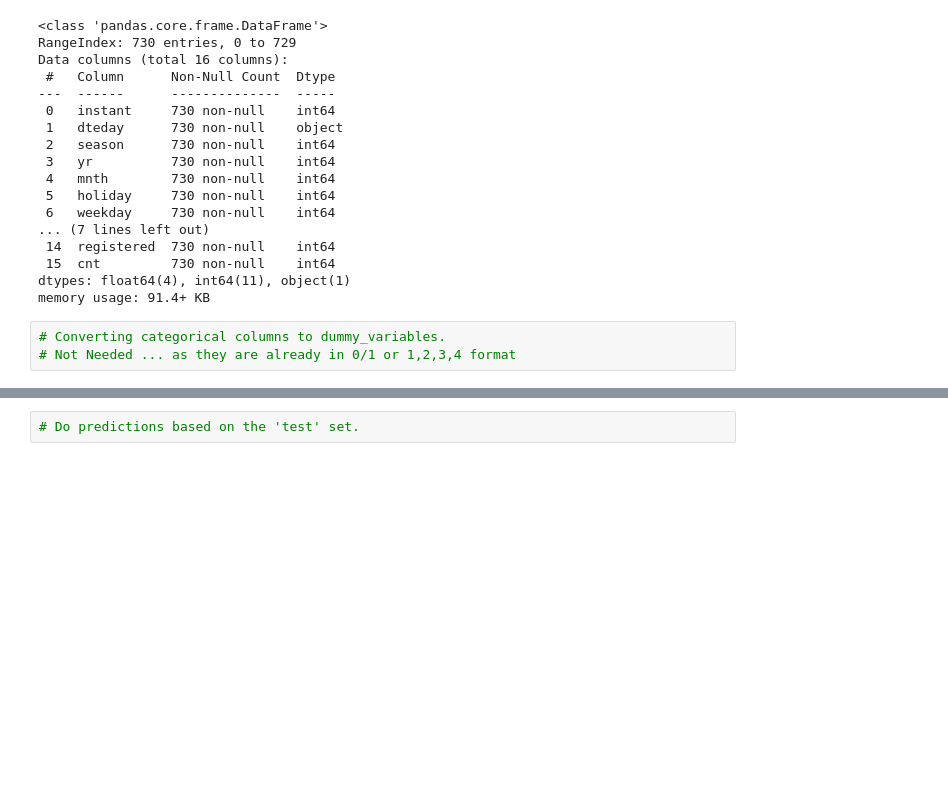
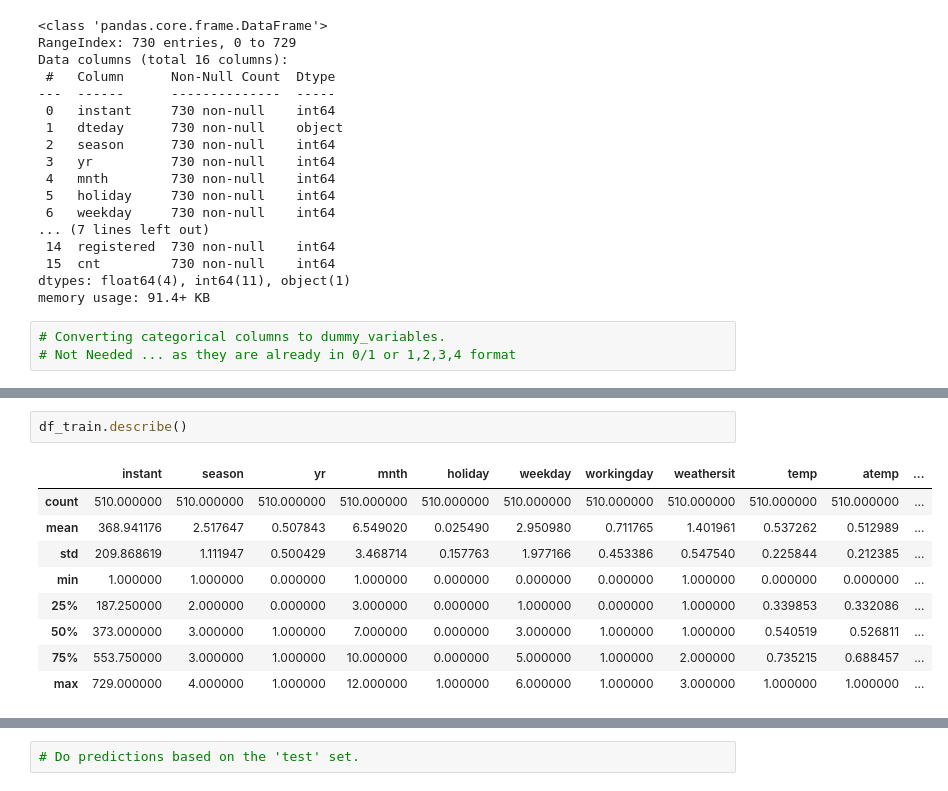
Before and after one commit to Monica05-aadi/Bike_LinearRegression, a Jupyter notebook: Bike Assignment.ipynb, the cells around one changed output, grey strips where cells are left out. Saved outputs shown, nothing was run; the diff lists cells and outputs as text; blank space fills up the shorter version.

```diff
--- a/Bike Assignment.ipynb
+++ b/Bike Assignment.ipynb
@@ -116,0 +140,12 @@ memory usage: 91.4+ KB
+# %%
+df_train.describe()
+# %% [output]
+|  | instant | season | yr | mnth | holiday | weekday | workingday | weathersit | temp | atemp | ... |
+| count | 510.000000 | 510.000000 | 510.000000 | 510.000000 | 510.000000 | 510.000000 | 510.000000 | 510.000000 | 510.000000 | 510.000000 | ... |
+| mean | 368.941176 | 2.517647 | 0.507843 | 6.549020 | 0.025490 | 2.950980 | 0.711765 | 1.401961 | 0.537262 | 0.512989 | ... |
+| std | 209.868619 | 1.111947 | 0.500429 | 3.468714 | 0.157763 | 1.977166 | 0.453386 | 0.547540 | 0.225844 | 0.212385 | ... |
+| min | 1.000000 | 1.000000 | 0.000000 | 1.000000 | 0.000000 | 0.000000 | 0.000000 | 1.000000 | 0.000000 | 0.000000 | ... |
+| 25% | 187.250000 | 2.000000 | 0.000000 | 3.000000 | 0.000000 | 1.000000 | 0.000000 | 1.000000 | 0.339853 | 0.332086 | ... |
+| 50% | 373.000000 | 3.000000 | 1.000000 | 7.000000 | 0.000000 | 3.000000 | 1.000000 | 1.000000 | 0.540519 | 0.526811 | ... |
+| 75% | 553.750000 | 3.000000 | 1.000000 | 10.000000 | 0.000000 | 5.000000 | 1.000000 | 2.000000 | 0.735215 | 0.688457 | ... |
+| max | 729.000000 | 4.000000 | 1.000000 | 12.000000 | 1.000000 | 6.000000 | 1.000000 | 3.000000 | 1.000000 | 1.000000 | ... |
```
Also changed, not shown: parts of 38 cells of this notebook.
